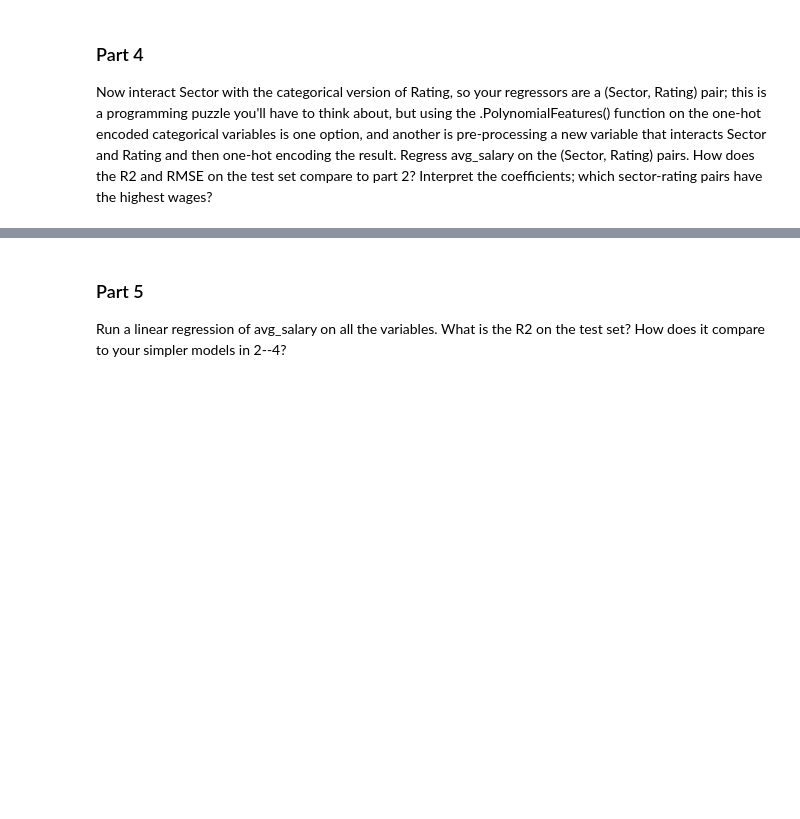
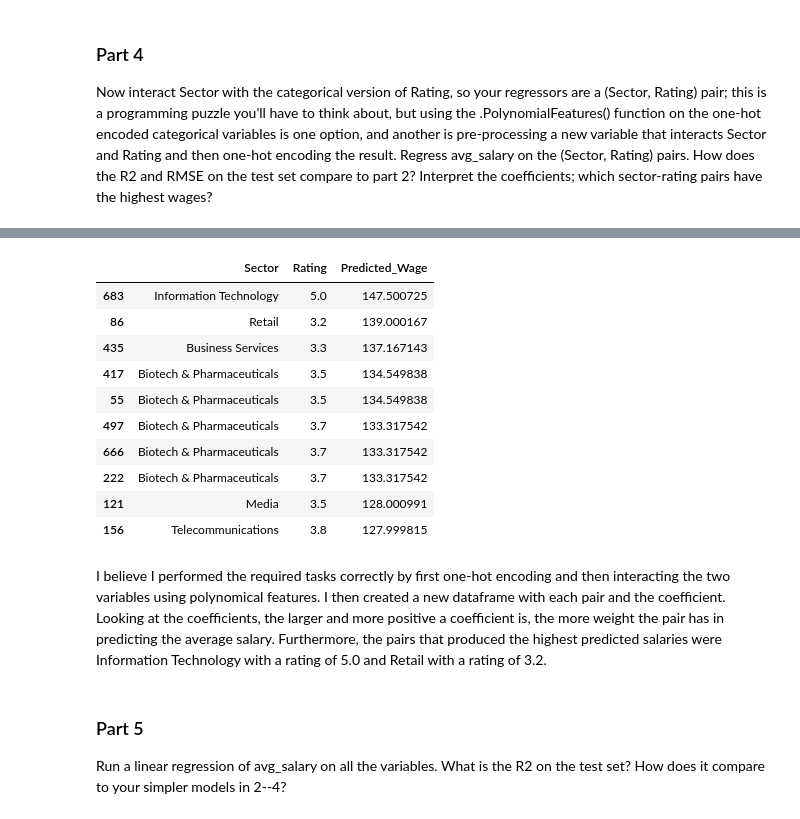
Before and after one commit to elaine-zhang12/assignment4, a Jupyter notebook: assignment4.ipynb, the cells around one changed output, grey strips where cells are left out. Drawn from its saved outputs; the diff is of its cells as text; code cells hidden in the pictures; blank space fills up the shorter version.

```diff
--- a/assignment4.ipynb
+++ b/assignment4.ipynb
@@ -558,7 +554,3 @@ plt.show()
 [figure]
 # %% [markdown]
 There is no obvious visual relationship between the two. It is very scattered and there is no correlation between salary and rating.
-# %%
-X = wages.drop(columns=['avg_salary'])
-y = wages['avg_salary']
-X_train, X_test, y_train, y_test = train_test_split(X, y, test_size=0.2, random_state=42)
@@ -632,5 +622,32 @@ The model that regresses solely on Rating and avg_salary without one-hot encodin
 ### Part 4
 Now interact Sector with the categorical version of Rating, so your regressors are a (Sector, Rating) pair; this is a programming puzzle you'll have to think about, but using the .PolynomialFeatures() function on the one-hot encoded categorical variables is one option, and another is pre-processing a new variable that interacts Sector and Rating and then one-hot encoding the result. Regress avg_salary on the (Sector, Rating) pairs. How does the  R2  and RMSE on the test set compare to part 2? Interpret the coefficients; which sector-rating pairs have the highest wages?
 # %%
-X_train_pair = X = wages[['Sector', 'Rating']]
-X_test_pair
+X_train_pair = X_train[['Sector', 'Rating']]
+X_test_pair = X_test[['Sector', 'Rating']]
+
+cat_attribs = list(X_train_pair)
+full_pipeline = Pipeline([
+    ('cat', ColumnTransformer([
+        ("cat", OneHotEncoder(handle_unknown='ignore'), cat_attribs)
+    ], remainder='passthrough')),
+])
+expander = PolynomialFeatures(degree=2,include_bias=False)
+
+X_train_prepared = expander.fit_transform(full_pipeline.fit_transform(X_train_pair))
+X_test_prepared = expander.transform(full_pipeline.transform(X_test_pair))
+
+names = expander.get_feature_names_out()
+
+linear_model = LinearRegression()
+linear_model.fit(X_train_prepared, y_train)
+y_pred = linear_model.predict(X_test_prepared)
+
+r2 = r2_score(y_test, y_pred)
+rmse = mean_squared_error(y_test, y_pred, squared=False)
+
+print("R-squared (R2):", r2)
+print("Root Mean Squared Error (RMSE):", rmse)
+
+coefficients = linear_model.coef_
+coefficients_df = pd.DataFrame({'Feature': names, 'Coefficient': coefficients})
+coefficients_df
@@ -637,3 +670,21 @@ X_test_pair
+# %%
+result_df = pd.DataFrame({'Sector': X_test['Sector'], 'Rating': X_test['Rating'], 'Predicted_Wage': y_pred})
+highest_predicted_wages = result_df.sort_values(by='Predicted_Wage', ascending=False)
+highest_predicted_wages.head(10)
+# %% [output]
+|  | Sector | Rating | Predicted_Wage |
+| 683 | Information Technology | 5.0 | 147.500725 |
+| 86 | Retail | 3.2 | 139.000167 |
+| 435 | Business Services | 3.3 | 137.167143 |
+| 417 | Biotech & Pharmaceuticals | 3.5 | 134.549838 |
+| 55 | Biotech & Pharmaceuticals | 3.5 | 134.549838 |
+| 497 | Biotech & Pharmaceuticals | 3.7 | 133.317542 |
+| 666 | Biotech & Pharmaceuticals | 3.7 | 133.317542 |
+| 222 | Biotech & Pharmaceuticals | 3.7 | 133.317542 |
+| 121 | Media | 3.5 | 128.000991 |
+| 156 | Telecommunications | 3.8 | 127.999815 |
+# %% [markdown]
+I believe I performed the required tasks correctly by first one-hot encoding and then interacting the two variables using polynomical features. I then created a new dataframe with each pair and the coefficient. Looking at the coefficients, the larger and more positive a coefficient is, the more weight the pair has in predicting the average salary. Furthermore, the pairs that produced the highest predicted salaries were Information Technology with a rating of 5.0 and Retail with a rating of 3.2.
 # %% [markdown]
 ### Part 5
 Run a linear regression of avg_salary on all the variables. What is the  R2  on the test set? How does it compare to your simpler models in 2--4?
```
Also changed, not shown: parts of 19 cells of this notebook.
